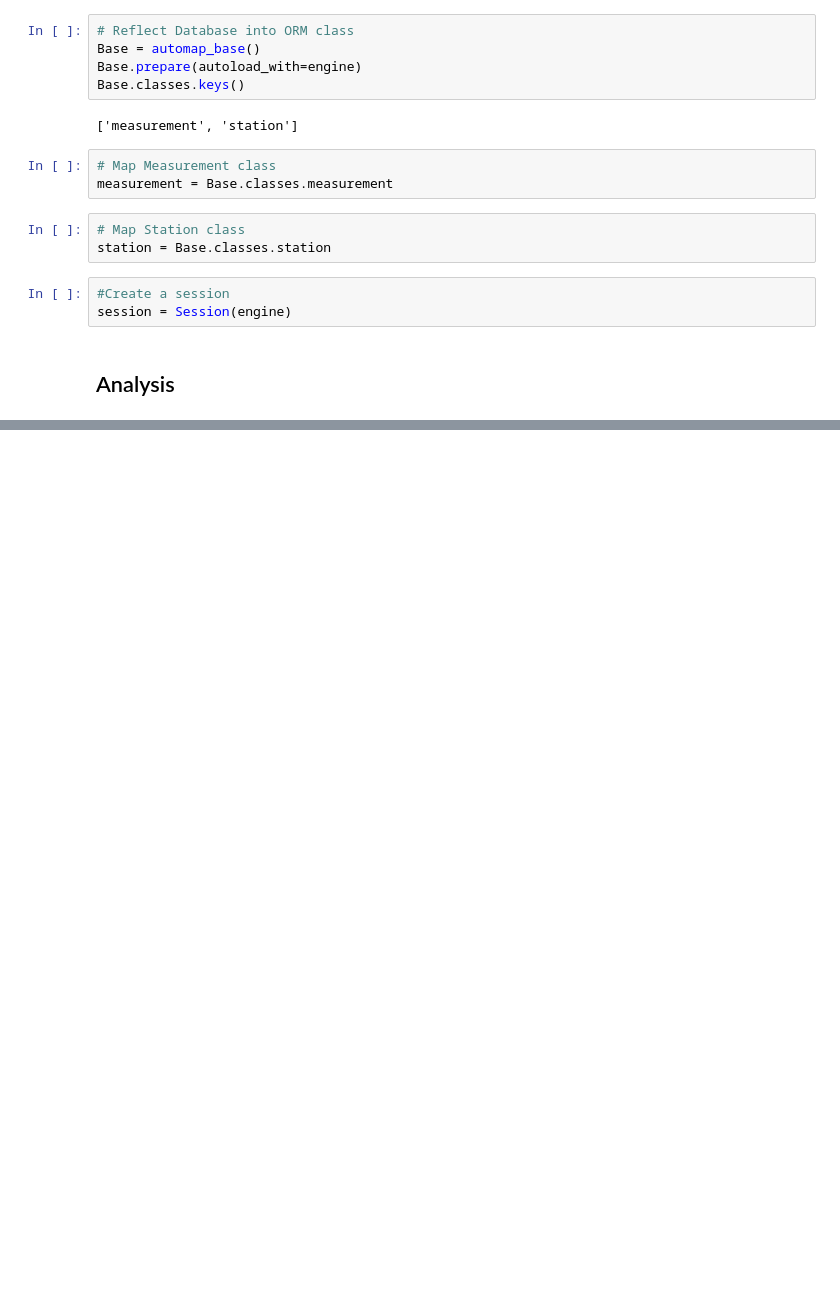
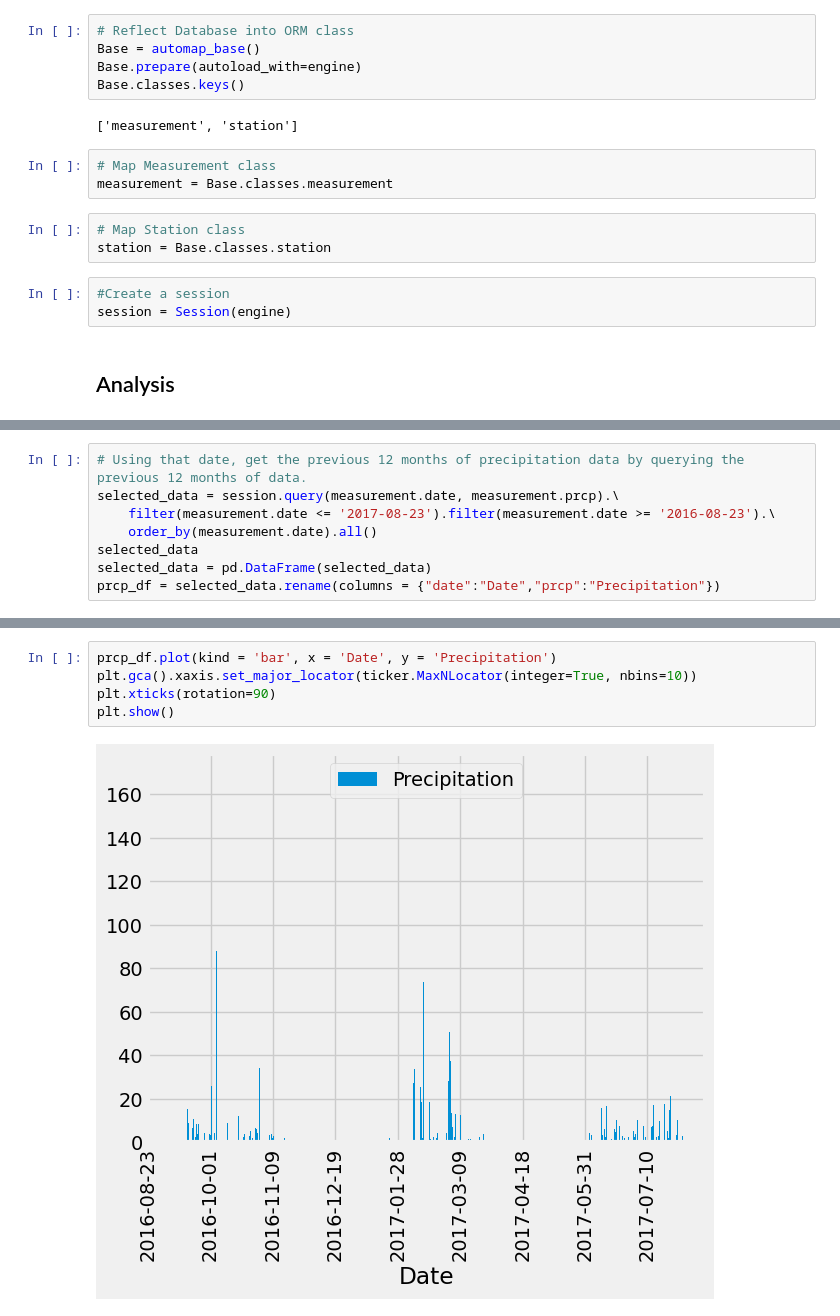
Before and after one commit to YashadaKul/sqlalchemy-challenge, a Jupyter notebook: SurfsUp/Solved/main_script.ipynb, the cells around one changed output, grey strips where cells are left out. Saved outputs shown, nothing was run; the diff lists cells and outputs as text; blank space fills up the shorter version.

Commit message:
Finished precipitation analysis

```diff
--- a/SurfsUp/Solved/main_script.ipynb
+++ b/SurfsUp/Solved/main_script.ipynb
@@ -83,0 +106,8 @@ session = Session(engine)
+# %%
+# Using that date, get the previous 12 months of precipitation data by querying the previous 12 months of data.
+selected_data = session.query(measurement.date, measurement.prcp).\
+    filter(measurement.date <= '2017-08-23').filter(measurement.date >= '2016-08-23').\
+    order_by(measurement.date).all()
+selected_data
+selected_data = pd.DataFrame(selected_data)
+prcp_df = selected_data.rename(columns = {"date":"Date","prcp":"Precipitation"})
@@ -83,0 +130,7 @@ session = Session(engine)
+# %%
+prcp_df.plot(kind = 'bar', x = 'Date', y = 'Precipitation')
+plt.gca().xaxis.set_major_locator(ticker.MaxNLocator(integer=True, nbins=10))
+plt.xticks(rotation=90)
+plt.show()
+# %% [output]
+[figure, added]
```
Also changed, not shown: parts of 8 cells of this notebook.
